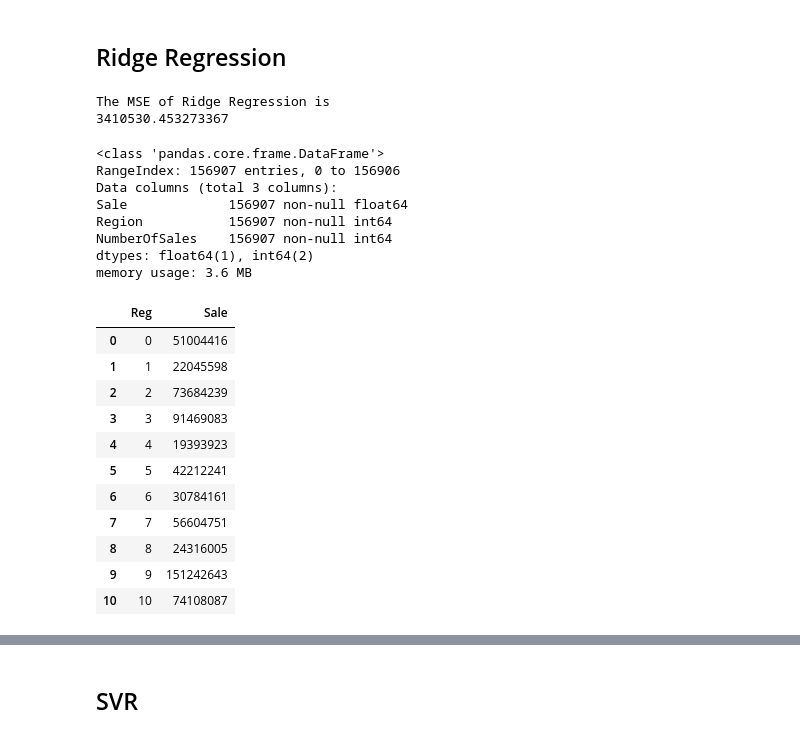
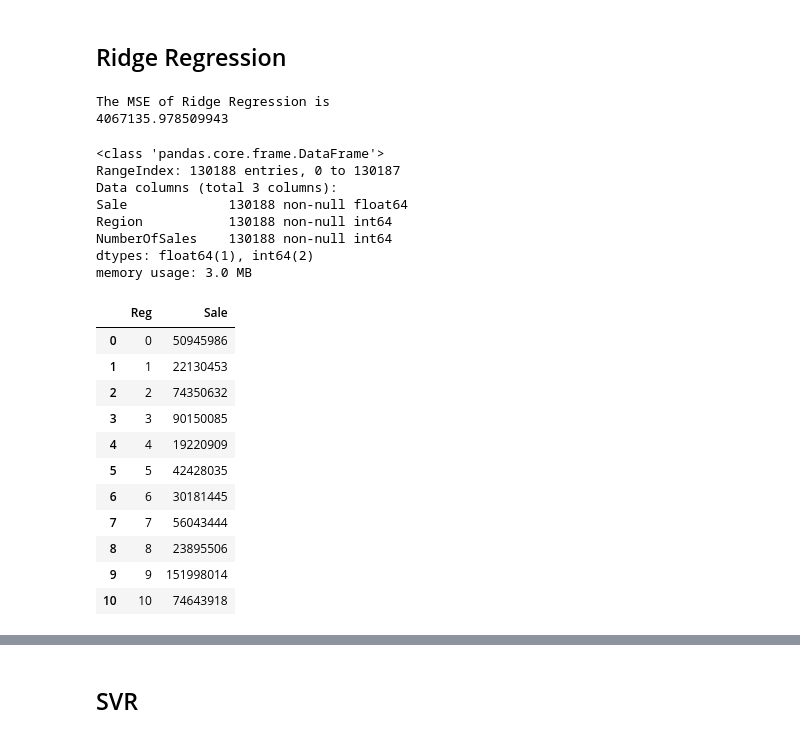
Before and after one commit to CesareMJLi/Polimi_DMTM, a Jupyter notebook: POLIMI DMTM Project.ipynb, the cells around one changed output, grey strips where cells are left out. Drawn from its saved outputs; the diff is of its cells as text; code cells hidden in the pictures.

```diff
--- a/POLIMI DMTM Project.ipynb
+++ b/POLIMI DMTM Project.ipynb
@@ -798,9 +967,9 @@ The MSE of Lasso Regression is
 # %%
-d = pd.DataFrame(_y_pred, columns=['Sale'])
-d.reset_index(drop=True, inplace=True)
-y_val.reset_index(drop=True, inplace=True)
-d = pd.concat([d, y_val], axis=1)
+d_io = pd.DataFrame(_y_pred_io, columns=['Sale'])
+d_io.reset_index(drop=True, inplace=True)
+y_val_io.reset_index(drop=True, inplace=True)
+d_io = pd.concat([d_io, y_val_io], axis=1)
 
-d.info()
+d_io.info()
 # %% [output]
 <class 'pandas.core.frame.DataFrame'>
@@ -814,9 +983,9 @@ memory usage: 3.6 MB
 # %%
-regional_pred = pd.DataFrame({'Reg': [0,1,2,3,4,5,6,7,8,9,10], 'Sale': [0,0,0,0,0,0,0,0,0,0,0]})
+regional_pred_io = pd.DataFrame({'Reg': [0,1,2,3,4,5,6,7,8,9,10], 'Sale': [0,0,0,0,0,0,0,0,0,0,0]})
 
-for index, row in d.iterrows():
-    regional_pred.at[int(row['Region']),'Sale']+=row['Sale']
+for index, row in d_io.iterrows():
+    regional_pred_io.at[int(row['Region']),'Sale']+=row['Sale']
 
-regional_pred.head(11)
+regional_pred_io.head(11)
 # %% [output]
 |  | Reg | Sale |
@@ -852,50 +1023,50 @@ Name: Sale, dtype: float64
 # %% [markdown]
 ## Ridge Regression
 # %%
-rr = Ridge()
-rr.fit(x_train,y_train['NumberOfSales'])
-_y_pred = rr.predict(x_val)
+rr = Ridge(alpha=100)
+rr.fit(x_train_io,y_train_io['NumberOfSales'])
+_y_pred_io = rr.predict(x_val_io)
 print("The MSE of Ridge Regression is")
-print(mean_squared_error(y_val['NumberOfSales'], _y_pred))
+print(mean_squared_error(y_val_io['NumberOfSales'], _y_pred_io))
 # %% [output]
 The MSE of Ridge Regression is
-3410530.453273367
+4067135.978509943
 # %%
-d = pd.DataFrame(_y_pred, columns=['Sale'])
-d.reset_index(drop=True, inplace=True)
-y_val.reset_index(drop=True, inplace=True)
-d = pd.concat([d, y_val], axis=1)
+d_io = pd.DataFrame(_y_pred_io, columns=['Sale'])
+d_io.reset_index(drop=True, inplace=True)
+y_val_io.reset_index(drop=True, inplace=True)
+d_io = pd.concat([d_io, y_val_io], axis=1)
 
-d.info()
+d_io.info()
 # %% [output]
 <class 'pandas.core.frame.DataFrame'>
-RangeIndex: 156907 entries, 0 to 156906
+RangeIndex: 130188 entries, 0 to 130187
 Data columns (total 3 columns):
-Sale             156907 non-null float64
-Region           156907 non-null int64
-NumberOfSales    156907 non-null int64
+Sale             130188 non-null float64
+Region           130188 non-null int64
+NumberOfSales    130188 non-null int64
 dtypes: float64(1), int64(2)
-memory usage: 3.6 MB
+memory usage: 3.0 MB
 # %%
-regional_pred = pd.DataFrame({'Reg': [0,1,2,3,4,5,6,7,8,9,10], 'Sale': [0,0,0,0,0,0,0,0,0,0,0]})
+regional_pred_io = pd.DataFrame({'Reg': [0,1,2,3,4,5,6,7,8,9,10], 'Sale': [0,0,0,0,0,0,0,0,0,0,0]})
 
-for index, row in d.iterrows():
-    regional_pred.at[int(row['Region']),'Sale']+=row['Sale']
+for index, row in d_io.iterrows():
+    regional_pred_io.at[int(row['Region']),'Sale']+=row['Sale']
 
-regional_pred.head(11)
+regional_pred_io.head(11)
 # %% [output]
 |  | Reg | Sale |
-| 0 | 0 | 51004416 |
-| 1 | 1 | 22045598 |
-| 2 | 2 | 73684239 |
-| 3 | 3 | 91469083 |
-| 4 | 4 | 19393923 |
-| 5 | 5 | 42212241 |
-| 6 | 6 | 30784161 |
-| 7 | 7 | 56604751 |
-| 8 | 8 | 24316005 |
-| 9 | 9 | 151242643 |
-| 10 | 10 | 74108087 |
+| 0 | 0 | 50945986 |
+| 1 | 1 | 22130453 |
+| 2 | 2 | 74350632 |
+| 3 | 3 | 90150085 |
+| 4 | 4 | 19220909 |
+| 5 | 5 | 42428035 |
+| 6 | 6 | 30181445 |
+| 7 | 7 | 56043444 |
+| 8 | 8 | 23895506 |
+| 9 | 9 | 151998014 |
+| 10 | 10 | 74643918 |
 # %%
 # Error on regions
 print("The Error of Ridge Regression on the regional scale is")
```
Also changed, not shown: parts of 23 cells of this notebook.
